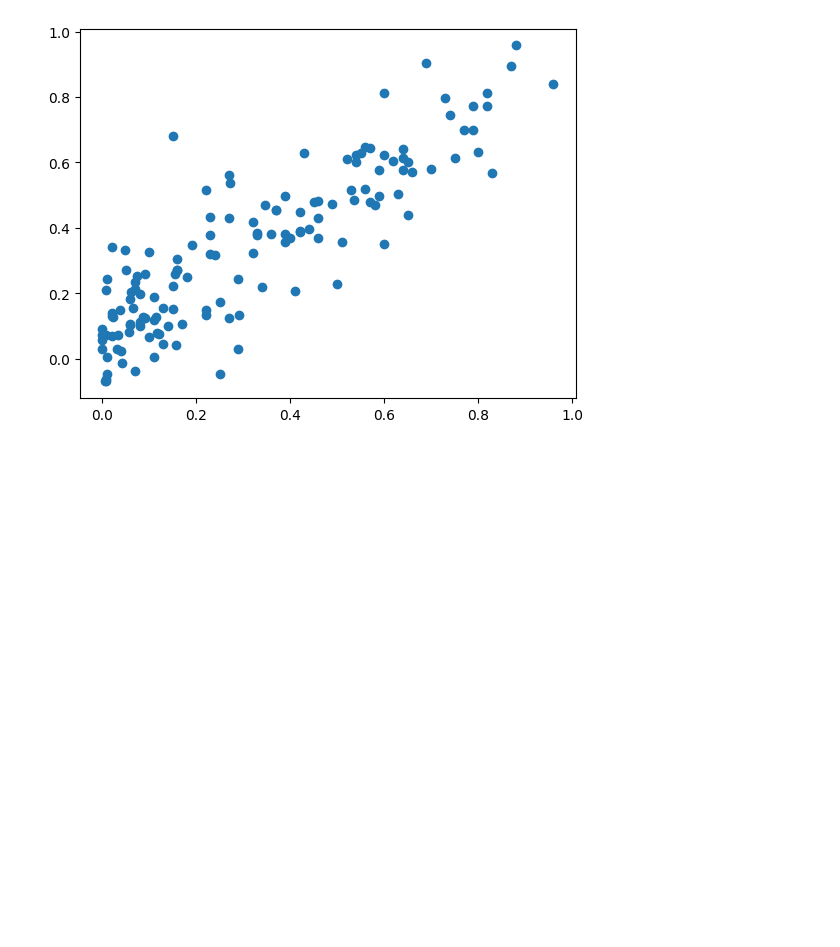
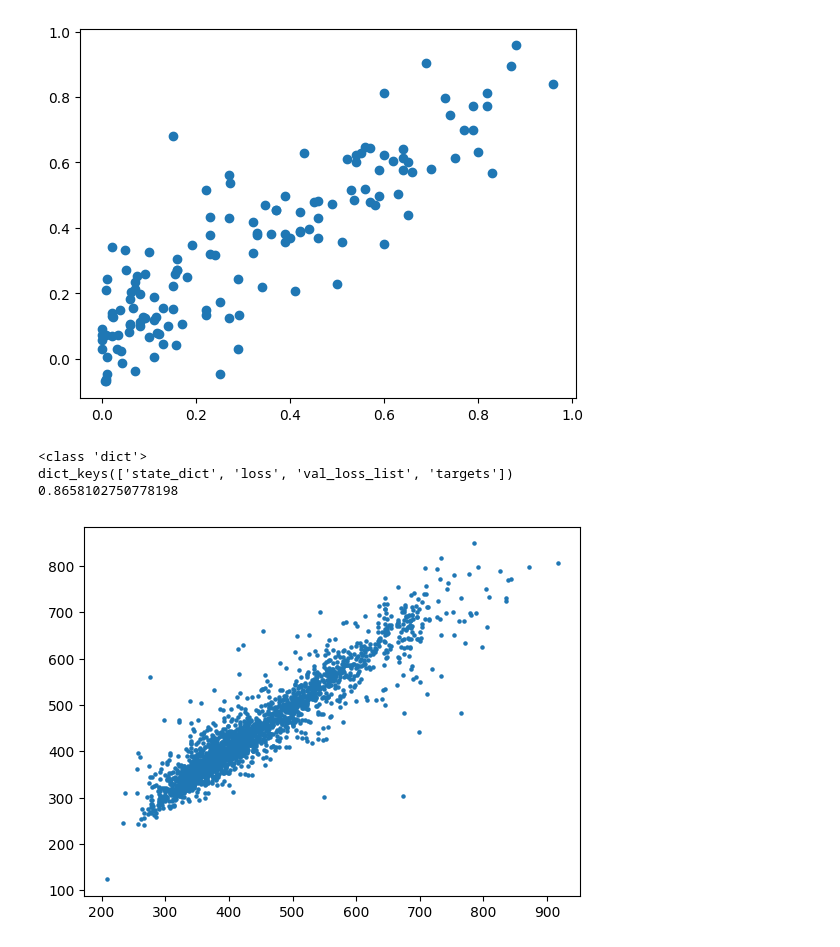
Before and after one commit to howardwang1997/AI4PS, a Jupyter notebook: draw/gnn/correlation.ipynb, the cells around one changed output. Cells and saved outputs as stored; diff of their text form; code cells hidden in the pictures; blank space fills up the shorter version.

```diff
--- a/draw/gnn/correlation.ipynb
+++ b/draw/gnn/correlation.ipynb
@@ -98,3 +98,33 @@ plt.show()
 dict_keys(['state_dict', 'loss', 'val_loss_list', 'targets'])
 0.7181312143802643
 [figure]
+# %%
+# read data, rmo3
+import json
+import torch
+
+# variables
+# seed  = 32 or 52
+ckpt_path = '../../../ai4ps_logs/checkpoints/abs_rg_3_checkpoint.pt'
+
+data = torch.load(ckpt_path)
+print(type(data))
+print(data.keys())
+
+predictions = list(data['targets']['predictions'].reshape(-1).numpy())
+targets = data['targets']['targets']
+
+from matplotlib import pyplot as plt
+import numpy as np
+
+np_pred = np.array(predictions)
+np_targ = np.array(targets)
+r2 = 1 - np.mean((np_pred - np_targ)**2)/np.var(np_pred)
+print(r2)
+plt.scatter(targets, predictions, s=5)
+plt.show()
+# %% [output]
+<class 'dict'>
+dict_keys(['state_dict', 'loss', 'val_loss_list', 'targets'])
+0.8658102750778198
+[figure, added]
```
